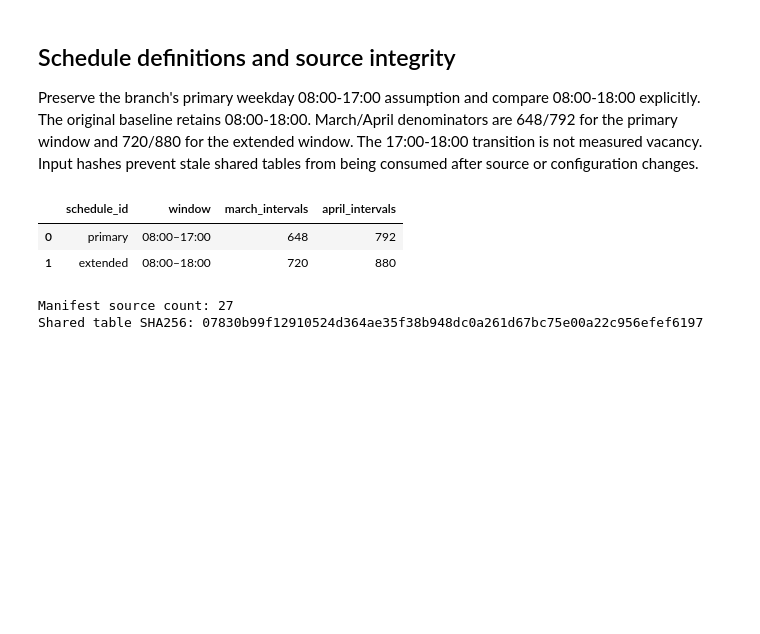
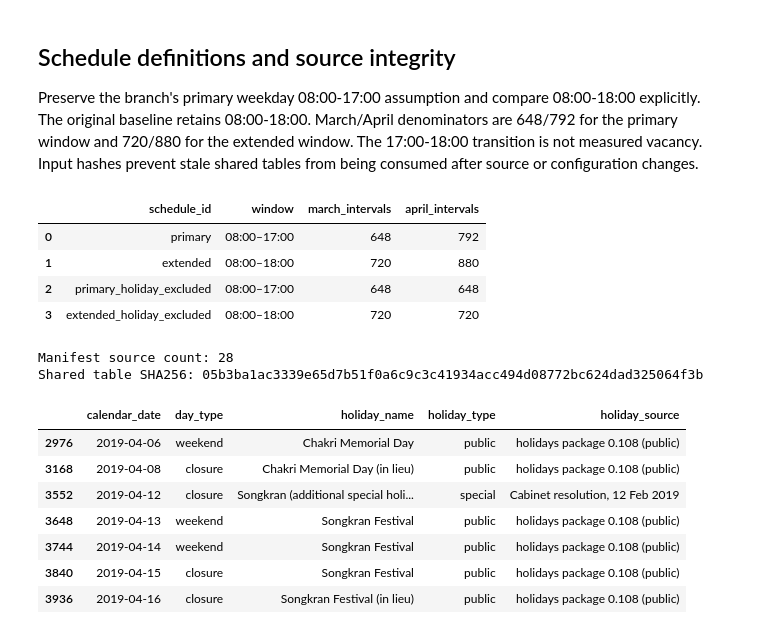
Before and after one commit to 4rchx824/SBA-Final-Project, a Jupyter notebook: analytics/lighting/prepare_inputs.ipynb, the cells around one changed output. Saved outputs shown, nothing was run; the diff lists cells and outputs as text; code cells hidden in the pictures; blank space fills up the shorter version.

```diff
--- a/analytics/lighting/prepare_inputs.ipynb
+++ b/analytics/lighting/prepare_inputs.ipynb
@@ -77,16 +85,29 @@ Input hashes prevent stale shared tables from being consumed after source or con
 # %%
 from schedules import schedule_settings, operating_index, label
 import pandas as pd
 settings = manifest['settings']
 display(pd.DataFrame([dict(schedule_id=sid, window=label(s),
     march_intervals=len(operating_index(s, settings['calibration_start'], settings['evaluation_start'])),
     april_intervals=len(operating_index(s, settings['evaluation_start'], settings['evaluation_end'])))
     for sid, s in schedule_settings(settings)]))
 print('Manifest source count:', len(manifest['sources']))
 print('Shared table SHA256:', manifest['output_sha256'])
+display(checked.loc[checked.month.eq('2019-04') & checked.observed_by_university,
+    ['calendar_date', 'day_type', 'holiday_name', 'holiday_type', 'holiday_source']]
+    .drop_duplicates().sort_values('calendar_date'))
 # %% [output]
 |  | schedule_id | window | march_intervals | april_intervals |
 | 0 | primary | 08:00–17:00 | 648 | 792 |
 | 1 | extended | 08:00–18:00 | 720 | 880 |
+| 2 | primary_holiday_excluded | 08:00–17:00 | 648 | 648 |
+| 3 | extended_holiday_excluded | 08:00–18:00 | 720 | 720 |
-Manifest source count: 27
-Shared table SHA256: 07830b99f12910524d364ae35f38b948dc0a261d67bc75e00a22c956efef6197
+Manifest source count: 28
+Shared table SHA256: 05b3ba1ac3339e65d7b51f0a6c9c3c41934acc494d08772bc624dad325064f3b
+|  | calendar_date | day_type | holiday_name | holiday_type | holiday_source |
+| 2976 | 2019-04-06 | weekend | Chakri Memorial Day | public | holidays package 0.108 (public) |
+| 3168 | 2019-04-08 | closure | Chakri Memorial Day (in lieu) | public | holidays package 0.108 (public) |
+| 3552 | 2019-04-12 | closure | Songkran (additional special holi... | special | Cabinet resolution, 12 Feb 2019 |
+| 3648 | 2019-04-13 | weekend | Songkran Festival | public | holidays package 0.108 (public) |
+| 3744 | 2019-04-14 | weekend | Songkran Festival | public | holidays package 0.108 (public) |
+| 3840 | 2019-04-15 | closure | Songkran Festival | public | holidays package 0.108 (public) |
+| 3936 | 2019-04-16 | closure | Songkran Festival (in lieu) | public | holidays package 0.108 (public) |
```
Also changed, not shown: parts of 2 cells of this notebook, 29 other files.
